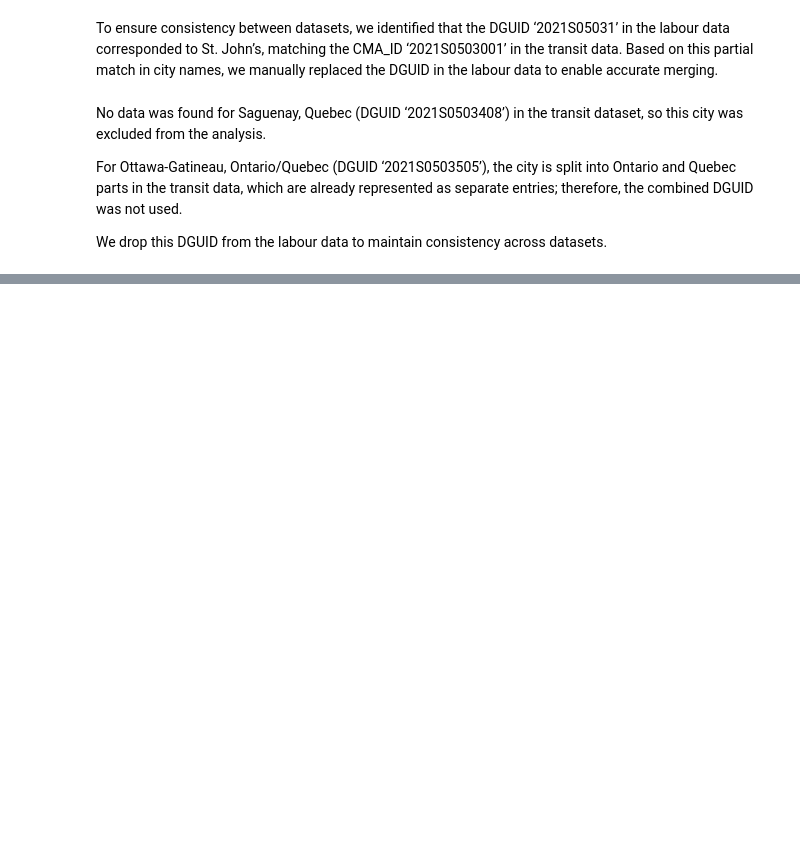
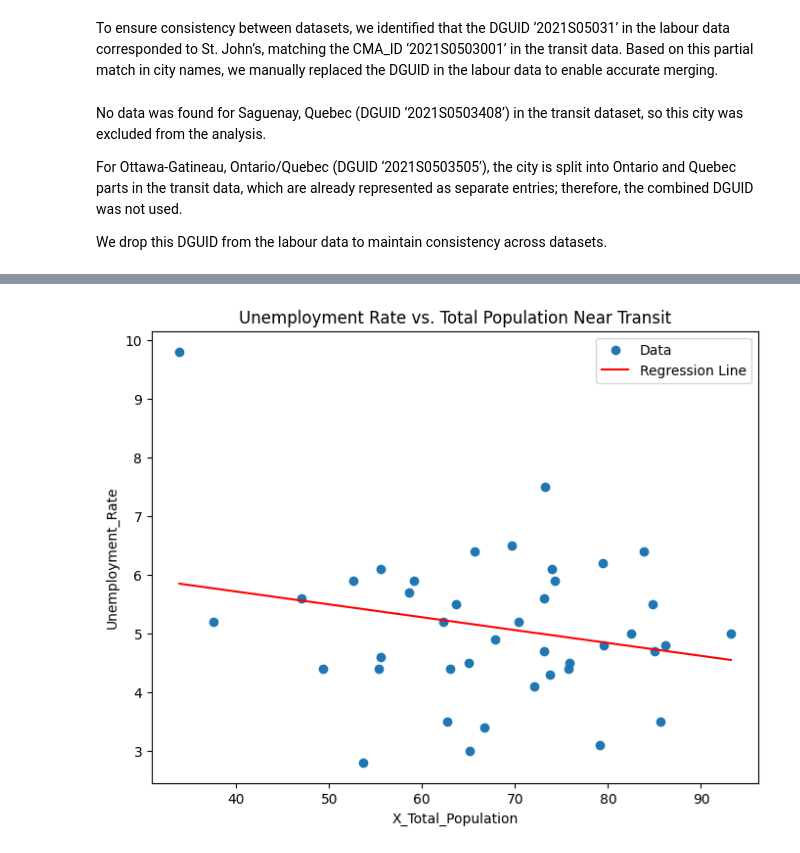
Before and after one commit to arusansurendiran/CanadianAccessibilityEmployment, a Jupyter notebook: project.ipynb, the cells around one changed output, grey strips where cells are left out. Saved outputs shown, nothing was run; the diff lists cells and outputs as text; code cells hidden in the pictures; blank space fills up the shorter version.

```diff
--- a/project.ipynb
+++ b/project.ipynb
@@ -212,0 +644,12 @@ CMA_IDs/DGUIDs present in both datasets:
+# %%
+for col in analysis_data.columns:
+    unique_vals = analysis_data[col].unique()
+    num_unique = len(unique_vals)
+    print(f"--- {col} ({num_unique} unique values) ---")
+    if num_unique < 50:
+        print(unique_vals)
+    else:
+        # For columns with many unique values, show just the first 10
+        print(unique_vals[:10])
+        print(f"... and {num_unique - 10} more")
+    print("\n")
@@ -212,0 +782,16 @@ CMA_IDs/DGUIDs present in both datasets:
+# %%
+# --- 5. Run the OLS Regression ---
+
+print("\n--- 5. Running OLS Regression ---")
+
+# Define the regression formula: Y ~ X1 + X2 + X3 + X4
+formula = 'Unemployment_Rate ~ X_Employed '
+
+# Fit the model
+model = smf.ols(formula=formula, data=final_model_data)
+results = model.fit()
+
+# --- 6. Display Results ---
+
+print("\n--- Regression Results Summary ---")
+print(results.summary())
@@ -212,0 +816,19 @@ CMA_IDs/DGUIDs present in both datasets:
+# %%
+import matplotlib.pyplot as plt
+import numpy as np
+
+plt.figure(figsize=(8,6))
+plt.scatter(final_model_data['X_Employed'], final_model_data['Unemployment_Rate'], label='Data')
+
+# Predicted regression line
+x_vals = np.linspace(final_model_data['X_Employed'].min(), final_model_data['X_Employed'].max(), 100)
+y_pred = results.params['Intercept'] + results.params['X_Employed'] * x_vals
+plt.plot(x_vals, y_pred, color='red', label='Regression Line')
+
+plt.xlabel('X_Total_Population')
+plt.ylabel('Unemployment_Rate')
+plt.title('Unemployment Rate vs. Total Population Near Transit')
+plt.legend()
+plt.show()
+# %% [output]
+[figure, added]
```
Also changed, not shown: parts of 45 cells of this notebook.
